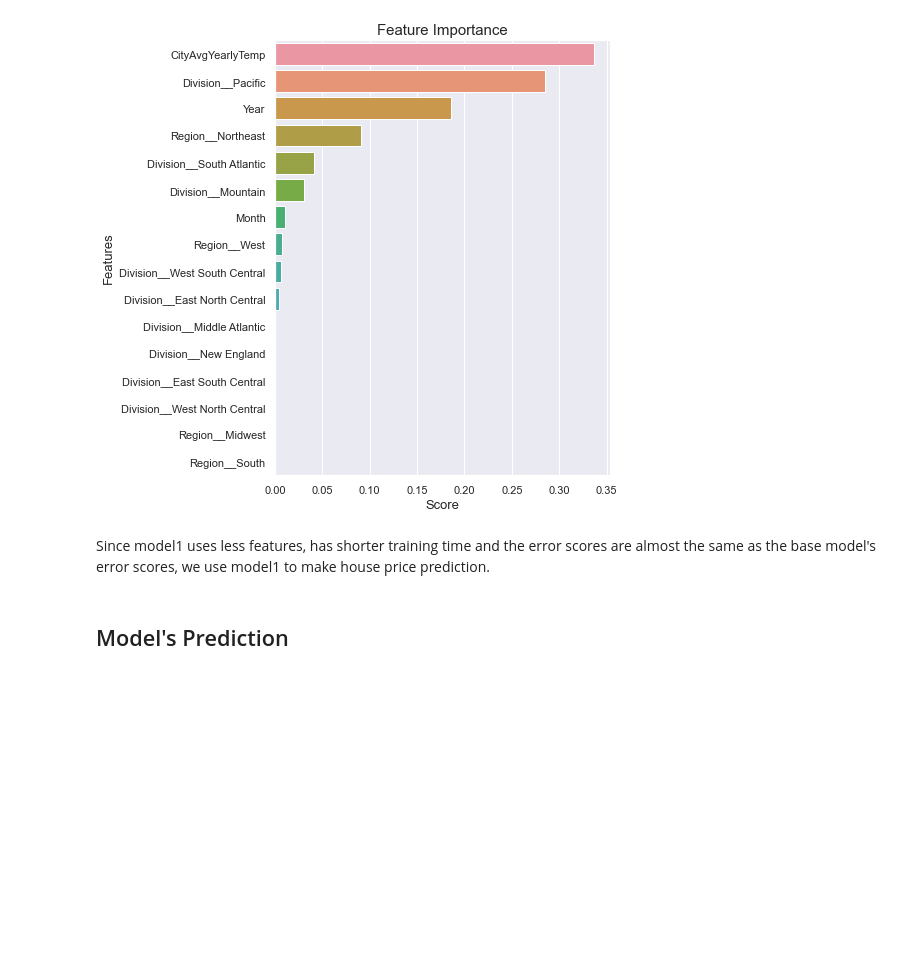
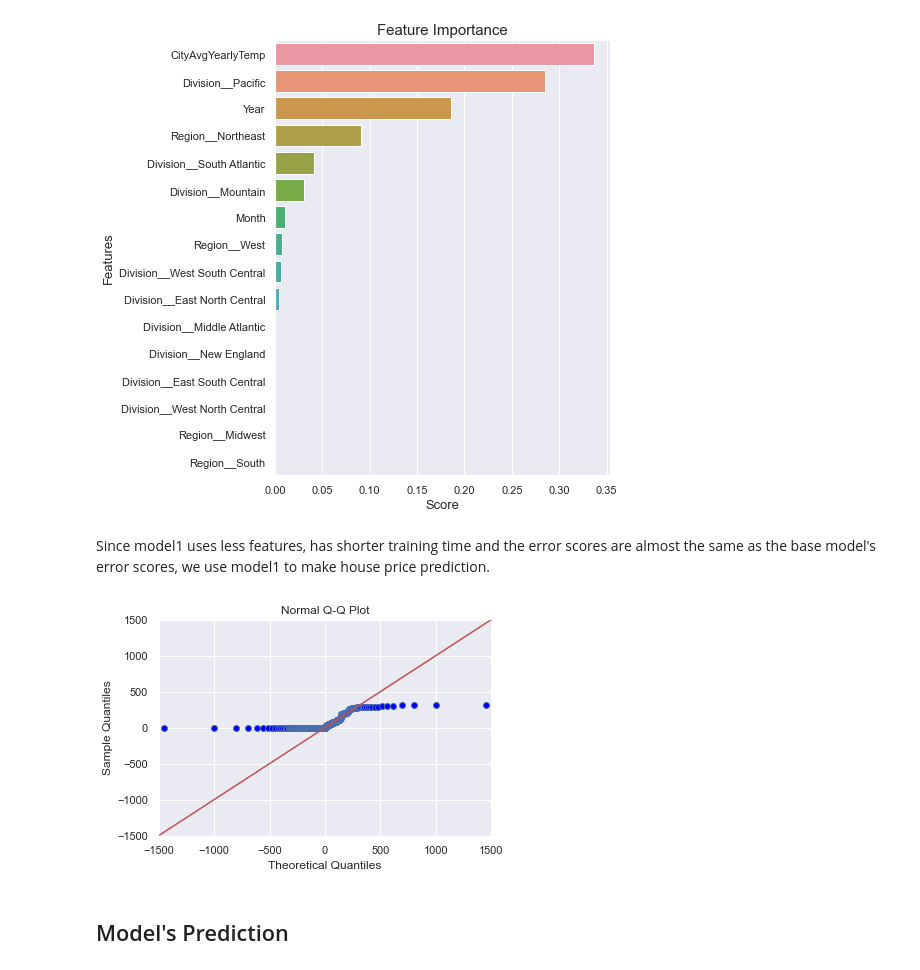
Before and after one commit to rmoreira/csce-5214-project-2, a Jupyter notebook: model.ipynb, the cells around one changed output. Cells and saved outputs as stored; diff of their text form; code cells hidden in the pictures; blank space fills up the shorter version.

```diff
--- a/model.ipynb
+++ b/model.ipynb
@@ -128,6 +137,14 @@ model1.plot_feature_importance((6,8))
 [figure]
 # %% [markdown]
 Since model1 uses less features, has shorter training time and the error scores are almost the same as the base model's error scores, we use model1 to make house price prediction.
+# %%
+# check if data is normally distributed
+import scipy.stats as stats
+fig = sm.qqplot(model1.residuals['Residuals'], stats.t, fit=True, line="45")
+plt.title('Normal Q-Q Plot')
+plt.show()
+# %% [output]
+[figure, added]
 # %% [markdown]
 ## Model's Prediction
 # %%
```
Also changed, not shown: parts of 4 cells of this notebook.
